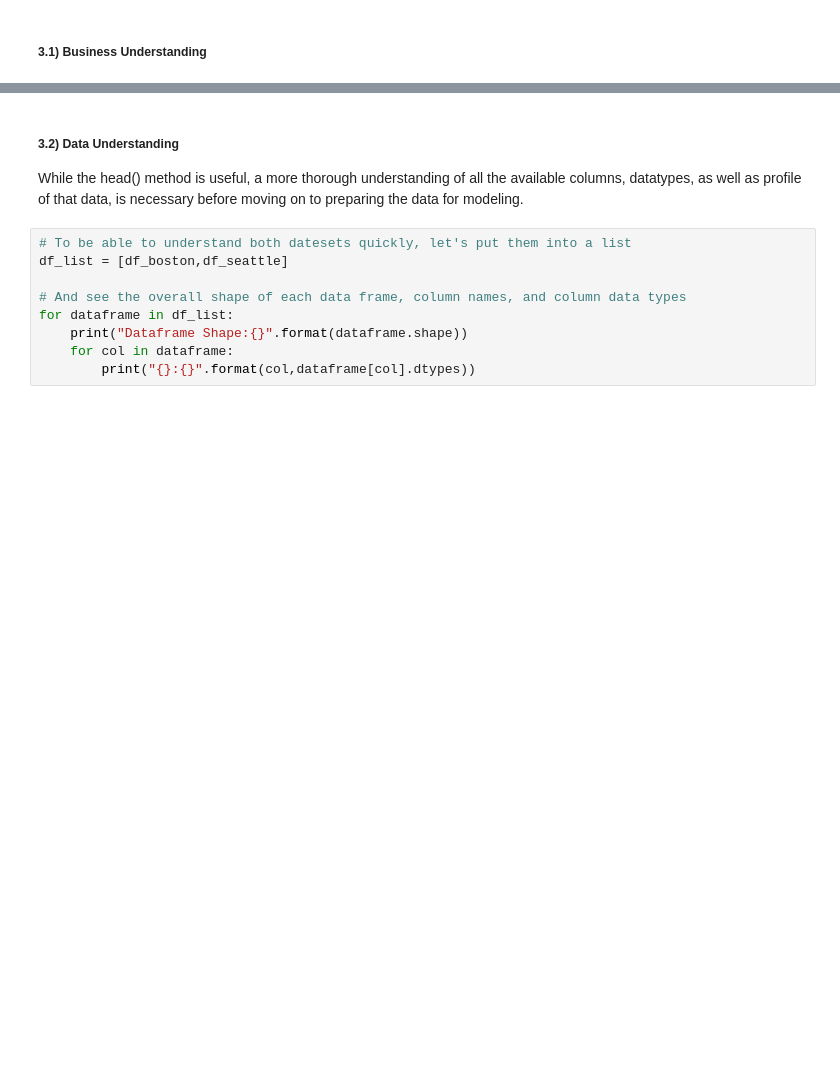
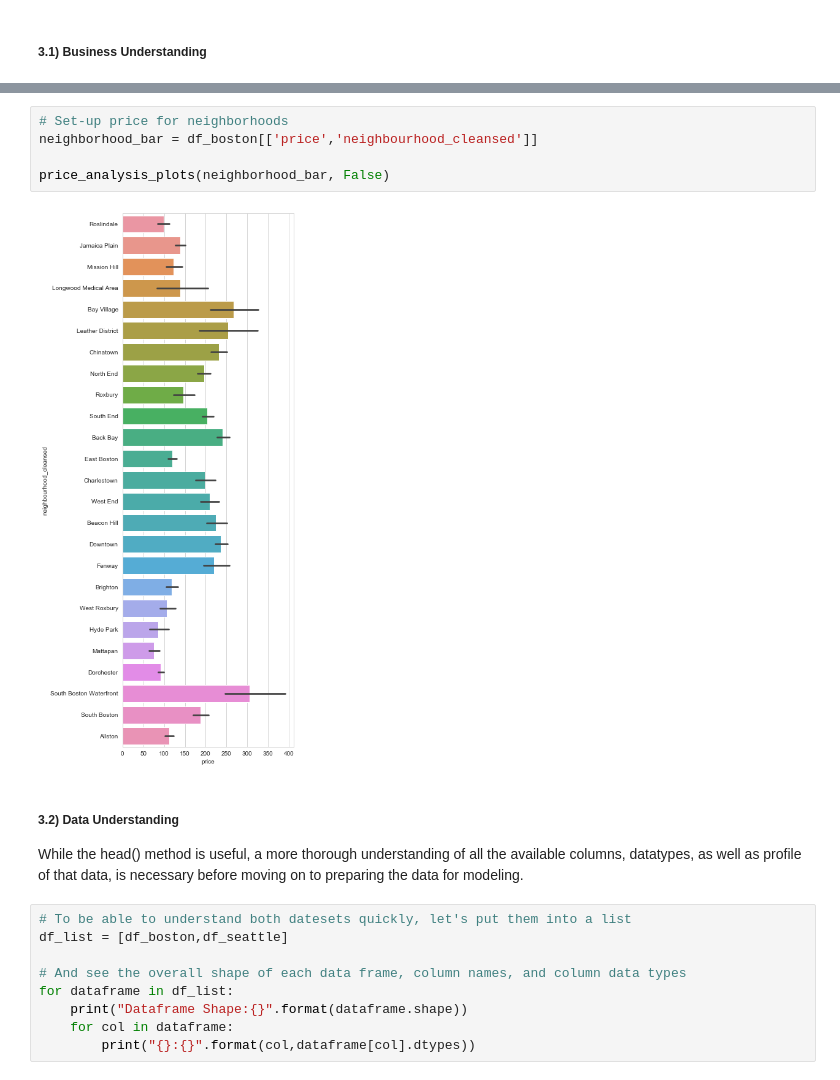
Before and after one commit to DavidHerrAZ/Data-Science-Writing, a Jupyter notebook: Data-Science-Writing.ipynb, the cells around one changed output, grey strips where cells are left out. Saved outputs shown, nothing was run; the diff lists cells and outputs as text; blank space fills up the shorter version.

```diff
--- a/Data-Science-Writing.ipynb
+++ b/Data-Science-Writing.ipynb
@@ -137,3 +147,10 @@ sns.barplot(x='price',y='neighbourhood_cleansed',data=neighborhood_bar,orient='h
+# %%
+# Set-up price for neighborhoods
+neighborhood_bar = df_boston[['price','neighbourhood_cleansed']]
+
+price_analysis_plots(neighborhood_bar, False)
+# %% [output]
+[figure, added]
 # %% [markdown]
 ##### 3.2) Data Understanding
 
```
Also changed, not shown: parts of 5 cells of this notebook.
